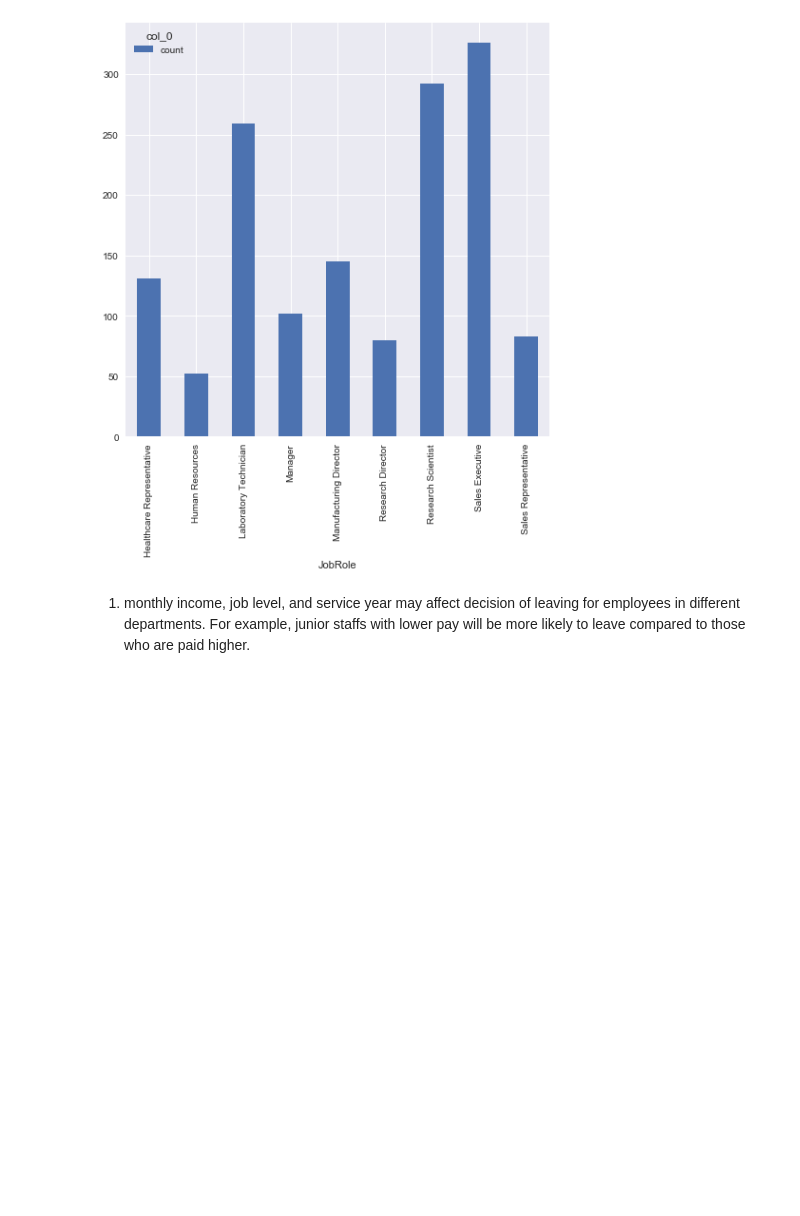
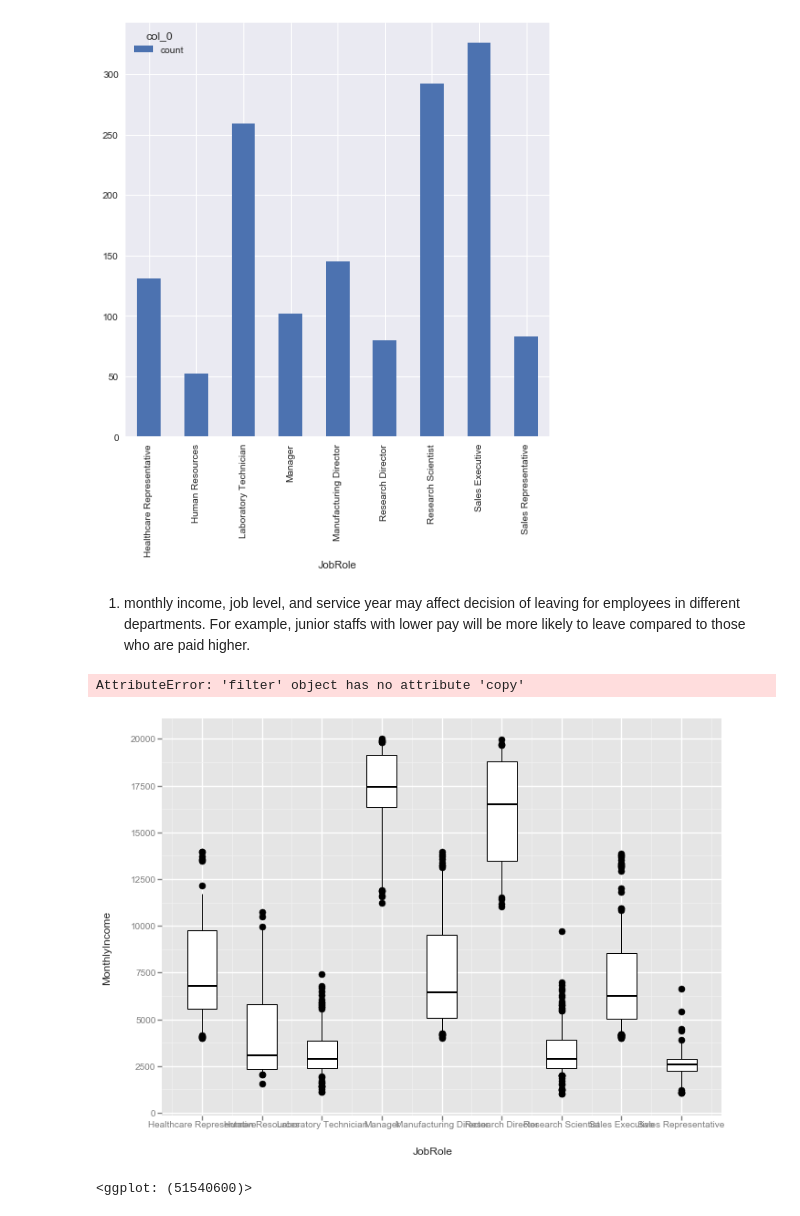
Before and after one commit to MallikarjunNamagiri/AnalyticalVidhya, a Jupyter notebook: Employee Attrition Prediction/EmployeeAttritionPrediction.ipynb, the cells around one changed output. Drawn from its saved outputs; the diff is of its cells as text; code cells hidden in the pictures; blank space fills up the shorter version.

```diff
--- a/Employee Attrition Prediction/EmployeeAttritionPrediction.ipynb
+++ b/Employee Attrition Prediction/EmployeeAttritionPrediction.ipynb
@@ -172,3 +169,14 @@ plt.show()
+# %%
+#ggplot(filter(data1, (data1['YearsAtCompany'] >=2) & (data1['YearsAtCompany'] <= 5) & (data1['JobLevel'] < 3)),
+ggplot(filter(data1, check),
+       aes(x = 'JobRole', y = 'MonthlyIncome')) +\
+geom_boxplot()
+# %% [output]
+AttributeError: 'filter' object has no attribute 'copy'
 # %%
-YearsAtCompany_table = data1['YearsAtCompany'] >=2
-#ggplot(data1, aes(YearsAtCompany_table))
+#YearsAtCompany_table = data1['YearsAtCompany'] >=2
+ggplot(data1, aes(x = 'JobRole', y = 'MonthlyIncome')) +\
+geom_boxplot()
+# %% [output]
+[figure, added]
+<ggplot: (51540600)>
```
Also changed, not shown: parts of 21 cells of this notebook.
